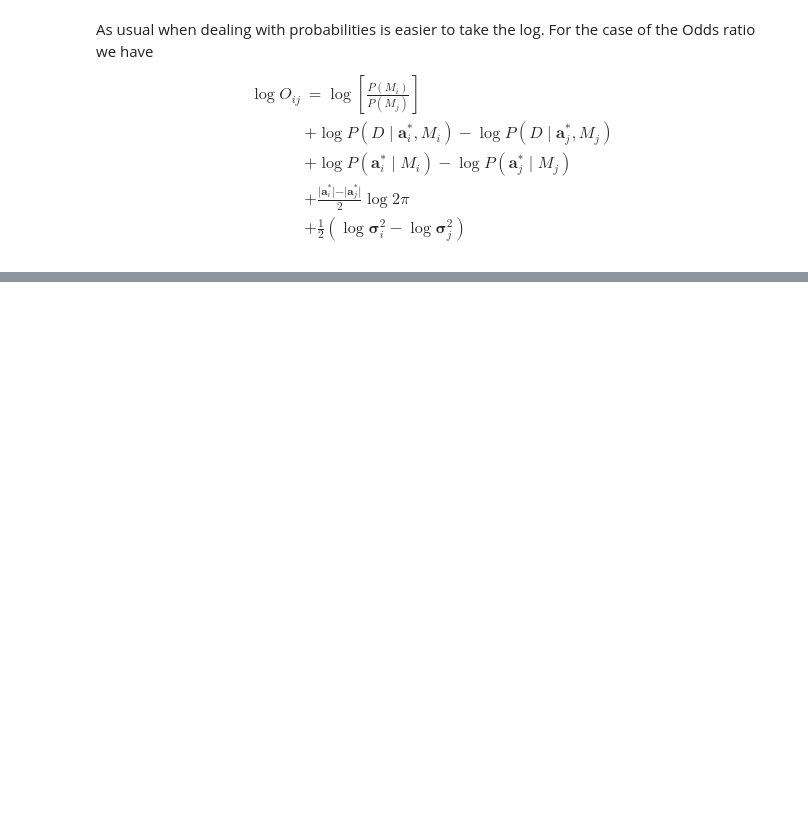
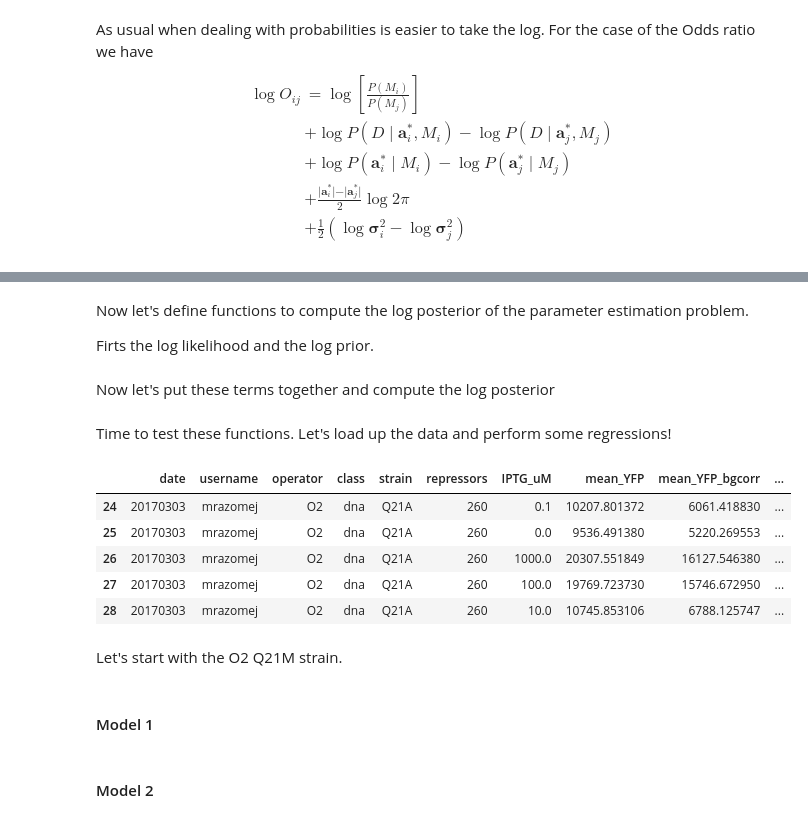
Before and after one commit to RPGroup-PBoC/mwc_mutants, a Jupyter notebook: code/analysis/model_selection.ipynb, the cells around one changed output, grey strips where cells are left out. Saved outputs shown, nothing was run; the diff lists cells and outputs as text; code cells hidden in the pictures; blank space fills up the shorter version.

Commit message:
work through model selection. Need to rethink the strategy

```diff
--- a/code/analysis/model_selection.ipynb
+++ b/code/analysis/model_selection.ipynb
@@ -139,0 +238,4 @@ where $\boldsymbol{\sigma}_1^2$ is the covariance matrix for the two parameters
+# %% [markdown]
+Now let's define functions to compute the log posterior of the parameter estimation problem.
+
+Firts the log likelihood and the log prior.
@@ -139,0 +349,2 @@ where $\boldsymbol{\sigma}_1^2$ is the covariance matrix for the two parameters
+# %% [markdown]
+Now let's put these terms together and compute the log posterior
@@ -139,0 +401,16 @@ where $\boldsymbol{\sigma}_1^2$ is the covariance matrix for the two parameters
+# %% [markdown]
+Time to test these functions. Let's load up the data and perform some regressions!
+# %%
+# Read the CSV file with the mean fold change
+df = pd.read_csv('../../data/flow_master.csv',index_col=0 , comment='#')
+df = df[(df.strain!='auto') & (df.strain!='delta')]
+df.head()
+# %% [output]
+|  | date | username | operator | class | strain | repressors | IPTG_uM | mean_YFP | mean_YFP_bgcorr | ... |
+| 24 | 20170303 | mrazomej | O2 | dna | Q21A | 260 | 0.1 | 10207.801372 | 6061.418830 | ... |
+| 25 | 20170303 | mrazomej | O2 | dna | Q21A | 260 | 0.0 | 9536.491380 | 5220.269553 | ... |
+| 26 | 20170303 | mrazomej | O2 | dna | Q21A | 260 | 1000.0 | 20307.551849 | 16127.546380 | ... |
+| 27 | 20170303 | mrazomej | O2 | dna | Q21A | 260 | 100.0 | 19769.723730 | 15746.672950 | ... |
+| 28 | 20170303 | mrazomej | O2 | dna | Q21A | 260 | 10.0 | 10745.853106 | 6788.125747 | ... |
+# %% [markdown]
+Let's start with the O2 Q21M strain.
@@ -139,0 +424,2 @@ where $\boldsymbol{\sigma}_1^2$ is the covariance matrix for the two parameters
+# %% [markdown]
+#### Model 1
@@ -139,0 +441,2 @@ where $\boldsymbol{\sigma}_1^2$ is the covariance matrix for the two parameters
+# %% [markdown]
+#### Model 2
```
Also changed, not shown: parts of 21 cells of this notebook, 7 other files.
